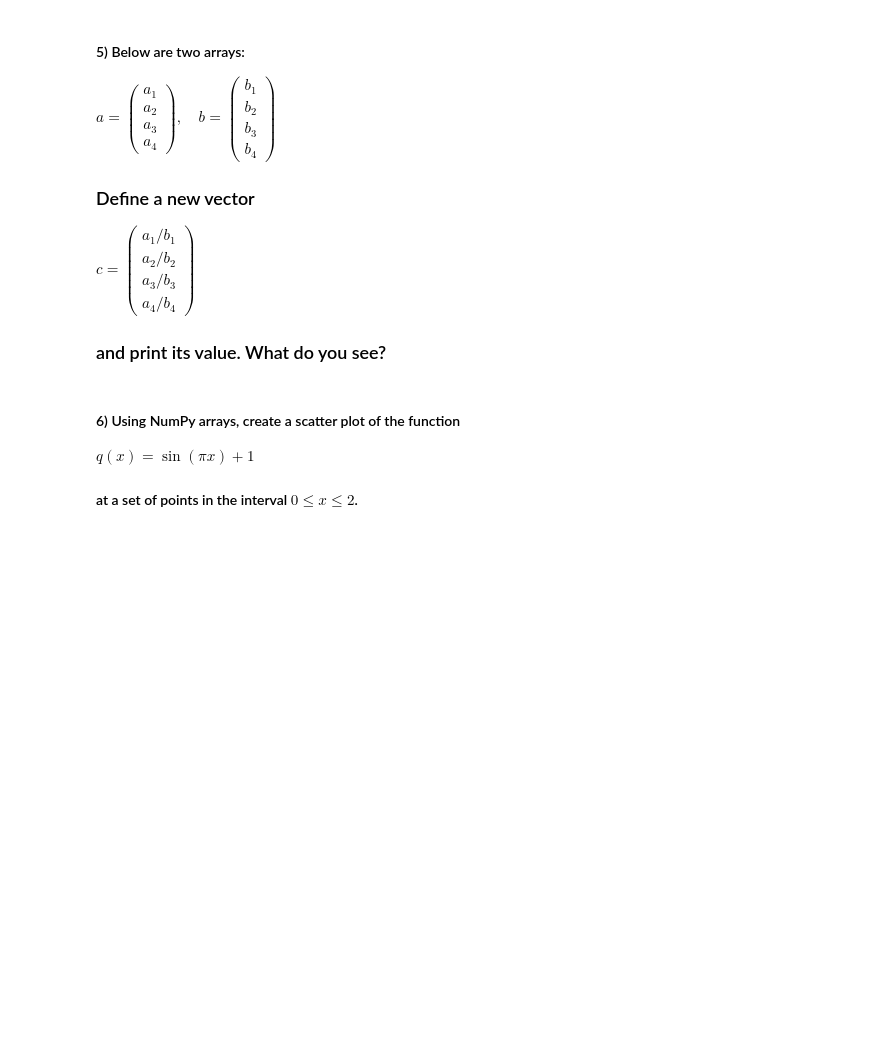
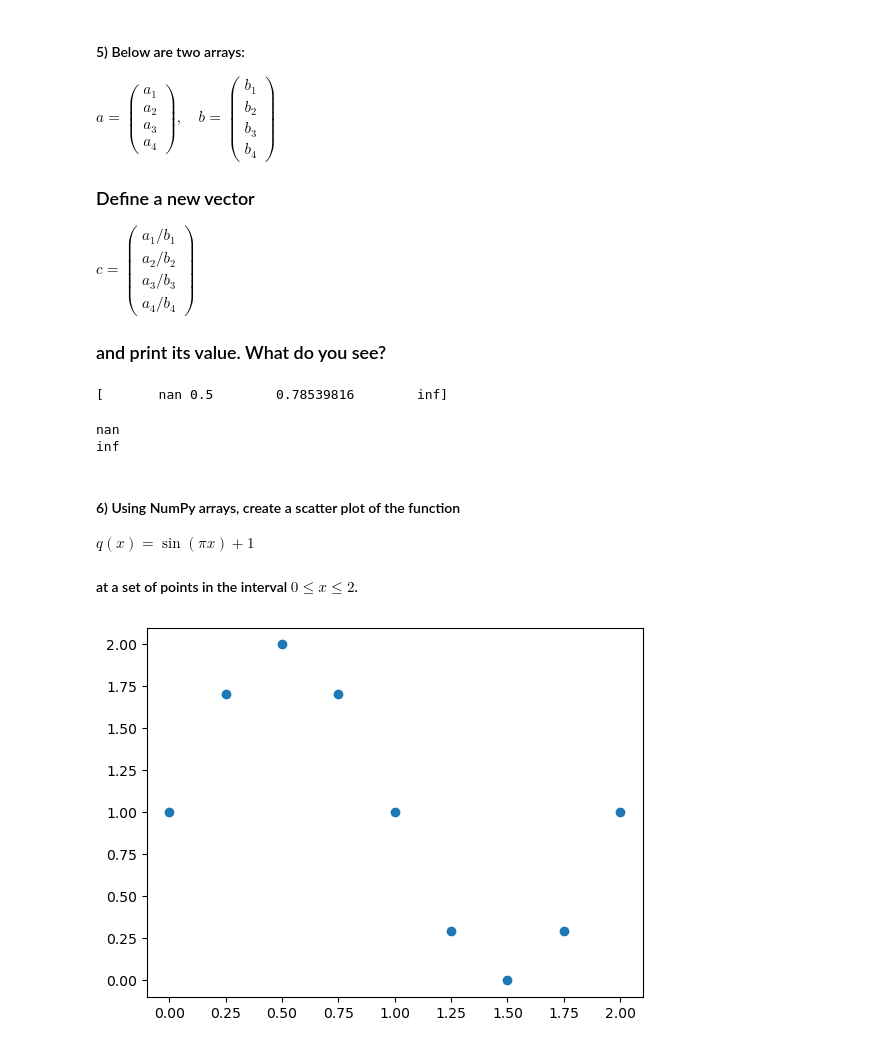
Before and after one commit to wfxvicky/qtm151fall2025, a Jupyter notebook: Lecture_05 - lists and arrays/Lecture5.ipynb, the cells around one changed output. Saved outputs shown, nothing was run; the diff lists cells and outputs as text; code cells hidden in the pictures; blank space fills up the shorter version.

```diff
--- a/Lecture_05 - lists and arrays/Lecture5.ipynb
+++ b/Lecture_05 - lists and arrays/Lecture5.ipynb
@@ -368,6 +544,26 @@ a = np.array([0, 1.0, np.pi, np.cos(np.pi/12)])
 b = np.array([0, 2.0, 4, 0])
 
 # your code here
+c = a/b
+print(c)
+# %% [output]
+[       nan 0.5        0.78539816        inf]
+# %%
+# We got two more warning messages above.
+
+# 0/0 is not defined. --> "not a number"
+print(c[0])
+
+# cos(pi/12)/0 is not defined, because division by zero is not defined.
+# HOWEVER, the creators of floating-point arithmetic decided that when you divide a postive
+# number by zero, the result should be infinity.
+print(c[3])
+
+# If you see output containing "inf" or "nan", you most likely divided by zero somewhere
+# (or you raised a negative number to a fractional power)
+# %% [output]
+nan
+inf
 # %% [markdown]
 #### 6) Using NumPy arrays, create a scatter plot of the function
 
@@ -376,3 +572,11 @@ $q(x) = \sin(\pi x) + 1$
 #### at a set of points in the interval $0 \leq x \leq 2$.
 # %%
 # your code here
+x_vals = np.array([0, 0.25, 0.5, 0.75, 1.0, 1.25, 1.5, 1.75, 2])
+
+q_vals = np.sin(np.pi*x_vals) + 1
+
+plt.scatter(x = x_vals, y = q_vals)
+plt.show()
+# %% [output]
+[figure, added]
```
Also changed, not shown: parts of 39 cells of this notebook, 1 other file.
